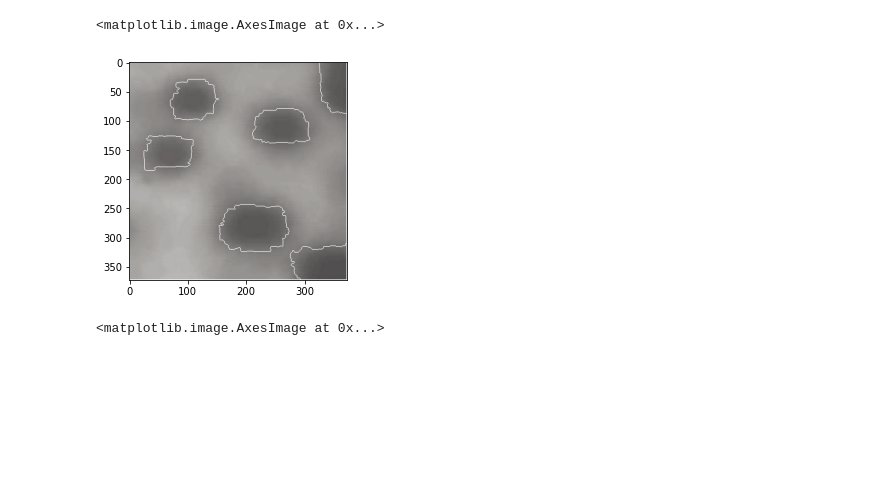
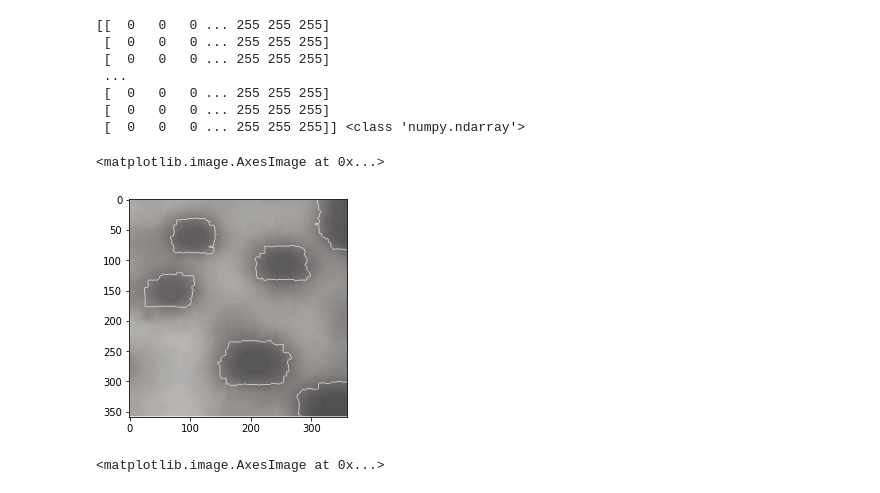
Before and after one commit to InColumi/ComputerVision, a Jupyter notebook: Лабораторная 6. Сегментация методами водораздела/lab6-Влад.ipynb, the cells around one changed output. Cells and saved outputs as stored; diff of their text form; code cells hidden in the pictures; blank space fills up the shorter version.

```diff
--- a/Лабораторная 6. Сегментация методами водораздела/lab6-Влад.ipynb
+++ b/Лабораторная 6. Сегментация методами водораздела/lab6-Влад.ipynb
@@ -12,41 +12,48 @@ import numpy as np
 import cv2
 from matplotlib import pyplot as plt
 
-img = cv2.imread('62.png')
+img = cv2.imread('1.png')
 gray = cv2.cvtColor(img,cv2.COLOR_BGR2GRAY)
 ret, thresh = cv2.threshold(gray, 0, 255, cv2.THRESH_BINARY_INV+cv2.THRESH_OTSU)
-
+print(thresh, type(thresh))
 # noise removal
 kernel = np.ones((3,3),np.uint8)
 opening = cv2.morphologyEx(thresh,cv2.MORPH_OPEN,kernel, iterations = 20)
 
 # sure background area
 sure_bg = cv2.dilate(opening,kernel,iterations=7)
 
 # Finding sure foreground area
 dist_transform = cv2.distanceTransform(opening,cv2.DIST_L2,0)
 ret, sure_fg = cv2.threshold(dist_transform,0.35*dist_transform.max(),255,0)
 
 # Finding unknown region
 sure_fg = np.uint8(sure_fg)
 unknown = cv2.subtract(sure_bg,sure_fg)
 
 # Marker labelling
 ret, markers = cv2.connectedComponents(sure_fg)
 
 # Add one to all labels so that sure background is not 0, but 1
 markers = markers+1
 
 # Now, mark the region of unknown with zero
 markers[unknown==255] = 0
 
 markers = cv2.watershed(img,markers)
 img[markers == -1] = [255, 255, 255]
 
 plt.imshow(img, cmap="gray")
 # %% [output]
-<matplotlib.image.AxesImage at 0x...>
+[[  0   0   0 ... 255 255 255]
+ [  0   0   0 ... 255 255 255]
+ [  0   0   0 ... 255 255 255]
+ ...
+ [  0   0   0 ... 255 255 255]
+ [  0   0   0 ... 255 255 255]
+ [  0   0   0 ... 255 255 255]] <class 'numpy.ndarray'>
+<matplotlib.image.AxesImage at 0x...>
-[figure, old version]
+[figure, new version]
 # %%
 plt.imshow(opening, cmap="gray")
 # %% [output]
```
Also changed, not shown: 1 other file.
